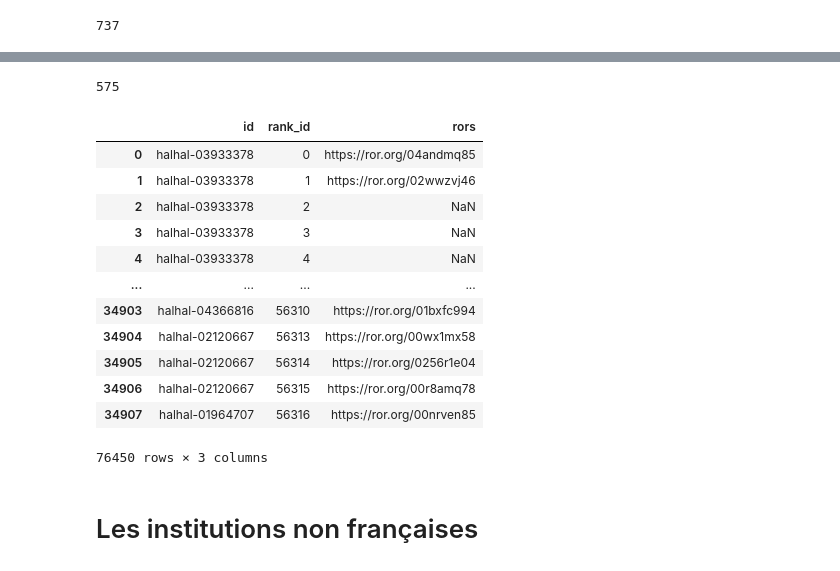
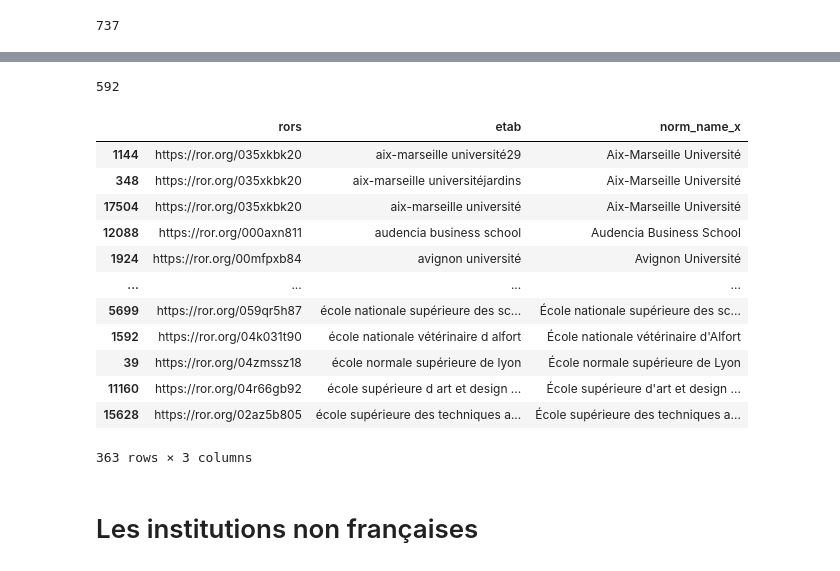
Before and after one commit to luneauaymeric/bso_p8, a Jupyter notebook: data_processing/detect_location.ipynb, the cells around one changed output, grey strips where cells are left out. Saved outputs shown, nothing was run; the diff lists cells and outputs as text; code cells hidden in the pictures.

```diff
--- a/data_processing/detect_location.ipynb
+++ b/data_processing/detect_location.ipynb
@@ -344,17 +347,20 @@ for m, etab in tqdm.tqdm(enumerate(list_etab1), total = len(list_etab1)):
     row_id = m
     l_apostrophe = re.sub(r"\sl\s", " l'", etab)
     cleaned_etab = re.sub(r"\sd\s", " l'", l_apostrophe)
-    response = requests.get(ROR_API_ENDPOINT + '?' + f'query="{cleaned_etab}"' + "&filter=country.country_code:fr").json()
-    if response["number_of_results"] > 1 :
-        for n, x in enumerate(response["items"]):
-            if 'education' in x["types"] :
-                datas = response["items"][n]
-                rors = datas["id"]
-    elif response["number_of_results"] == 1 :
-        datas = response["items"][0]
-        rors = datas["id"]
+    if len(cleaned_etab.split(" ")) > 2:
+        response = requests.get(ROR_API_ENDPOINT + '?' + f'query="{cleaned_etab}"' + "&filter=country.country_code:fr").json()
+        if response["number_of_results"] > 1 :
+            for n, x in enumerate(response["items"]):
+                if 'education' in x["types"] :
+                    datas = response["items"][n]
+                    rors = datas["id"]
+        elif response["number_of_results"] == 1 :
+            datas = response["items"][0]
+            rors = datas["id"]
+        else:
+             rors = "not found"
     else:
-         rors = "not found"
+        rors = "not found"
     dict_ror2[etab] = rors
     #print(cleaned_etab, rors)
 # %% [output]
@@ -507,7 +530,8 @@ print(len([x for x in dict_ror3 if dict_ror3[x]=="not found"]))
 # %%
-for umr in dict_ror3:
+dict_libel_umr = {}
+for umr in tqdm.tqdm(dict_ror3, total= len(dict_ror3)):
     if dict_ror3[umr] == "not found":
-        print("######", umr)
+        #print("######", umr)
         label_umr = umr.replace("umr_","umr").replace("umr","umr ").replace("ea","ea ").replace("ums", "ums ").replace("  ", " ")
         try:
             libelle = umr1.libelle.loc[umr1.label_numero.str.lower().str.contains(label_umr)].iloc[0]
@@ -516,8 +540,9 @@ for umr in dict_ror3:
             libelle = "unknown"
             commune = "unknown"
         if libelle != "unknown":
+            dict_libel_umr[umr] = libelle.lower()
             libelle= libelle.replace("&","and")
-            print(libelle)
+            #print(libelle)
             response = requests.get(ROR_API_ENDPOINT + '?' + f'query="{libelle.lower()}"' + "&filter=country.country_code:fr").json()
             if response["number_of_results"] > 1 :
                 for n, x in enumerate(response["items"]):
@@ -530,7 +555,8 @@ for umr in dict_ror3:
                 rors = datas["id"]
                 dict_ror3[umr] = rors
             else:
-                 rors = "not found"
+                rors = "not found"
+                dict_ror3[umr] = rors
 # %% [output]
 ###### ea4178
 CENTRE PLURIDISCIPLINAIRE TEXTES ET CULTURES - UR 4178
@@ -552,24 +598,30 @@ PARCOURS SANTE SYSTEMIQUE
 # %%
 print(len([x for x in dict_ror3 if dict_ror3[x]!="not found"]))
 df_umr1["rors"] = df_umr1.umr.map(dict_ror3.get)
+df_umr1["norm_name"] = df_umr1.umr.map(dict_libel_umr.get)
 df_umr2 = df_umr1.loc[df_umr1.rors!="not found"]
-df_adfr["umr_ror"] = df_adfr.rank_id.map(dict(zip(df_umr2.rank_id, df_umr2.rors)).get)
-pd.concat([df_adfr[["id","rank_id","rors"]], df_umr2[["id","rank_id","rors"]]]).drop_duplicates()
+
+
+df_allrors = pd.concat([t_etab2[["id","rank_id","rors","etab","norm_name"]], t_etab3[["id","rank_id","rors","etab","norm_name"]]]).drop_duplicates()
+d = df_allrors[["rors","etab","norm_name"]].merge(df_umr2[["rors", "umr", "norm_name"]], on = ["rors"], how= "left")
+d_univ = d[["rors", "etab", "norm_name_x"]].loc[(d.rors!="not found") & (d.umr.isna())].drop_duplicates().sort_values("norm_name_x")
+d_umr = d[["rors", "etab", "norm_name_y","umr"]].loc[(d.rors!="not found") & ~(d.umr.isna())]
+d_univ.loc[~d_univ.norm_name_x.isna()]
 # %% [output]
-575
+592
-|  | id | rank_id | rors |
-| 0 | halhal-03933378 | 0 | https://ror.org/04andmq85 |
-| 1 | halhal-03933378 | 1 | https://ror.org/02wwzvj46 |
-| 2 | halhal-03933378 | 2 | NaN |
-| 3 | halhal-03933378 | 3 | NaN |
-| 4 | halhal-03933378 | 4 | NaN |
+|  | rors | etab | norm_name_x |
+| 1144 | https://ror.org/035xkbk20 | aix-marseille université29 | Aix-Marseille Université |
+| 348 | https://ror.org/035xkbk20 | aix-marseille universitéjardins | Aix-Marseille Université |
+| 17504 | https://ror.org/035xkbk20 | aix-marseille université | Aix-Marseille Université |
+| 12088 | https://ror.org/000axn811 | audencia business school | Audencia Business School |
+| 1924 | https://ror.org/00mfpxb84 | avignon université | Avignon Université |
 | ... | ... | ... | ... |
-| 34903 | halhal-04366816 | 56310 | https://ror.org/01bxfc994 |
-| 34904 | halhal-02120667 | 56313 | https://ror.org/00wx1mx58 |
-| 34905 | halhal-02120667 | 56314 | https://ror.org/0256r1e04 |
-| 34906 | halhal-02120667 | 56315 | https://ror.org/00r8amq78 |
-| 34907 | halhal-01964707 | 56316 | https://ror.org/00nrven85 |
+| 5699 | https://ror.org/059qr5h87 | école nationale supérieure des sc... | École nationale supérieure des sc... |
+| 1592 | https://ror.org/04k031t90 | école nationale vétérinaire d alfort | École nationale vétérinaire d'Alfort |
+| 39 | https://ror.org/04zmssz18 | école normale supérieure de lyon | École normale supérieure de Lyon |
+| 11160 | https://ror.org/04r66gb92 | école supérieure d art et design ... | École supérieure d'art et design ... |
+| 15628 | https://ror.org/02az5b805 | école supérieure des techniques a... | École supérieure des techniques a... |
-76450 rows × 3 columns
+363 rows × 3 columns
 # %%
 #récupéré sur Le Chat via la demande suivante : how can i detect unstructured address in text
 
```
Also changed, not shown: parts of 19 cells of this notebook.
